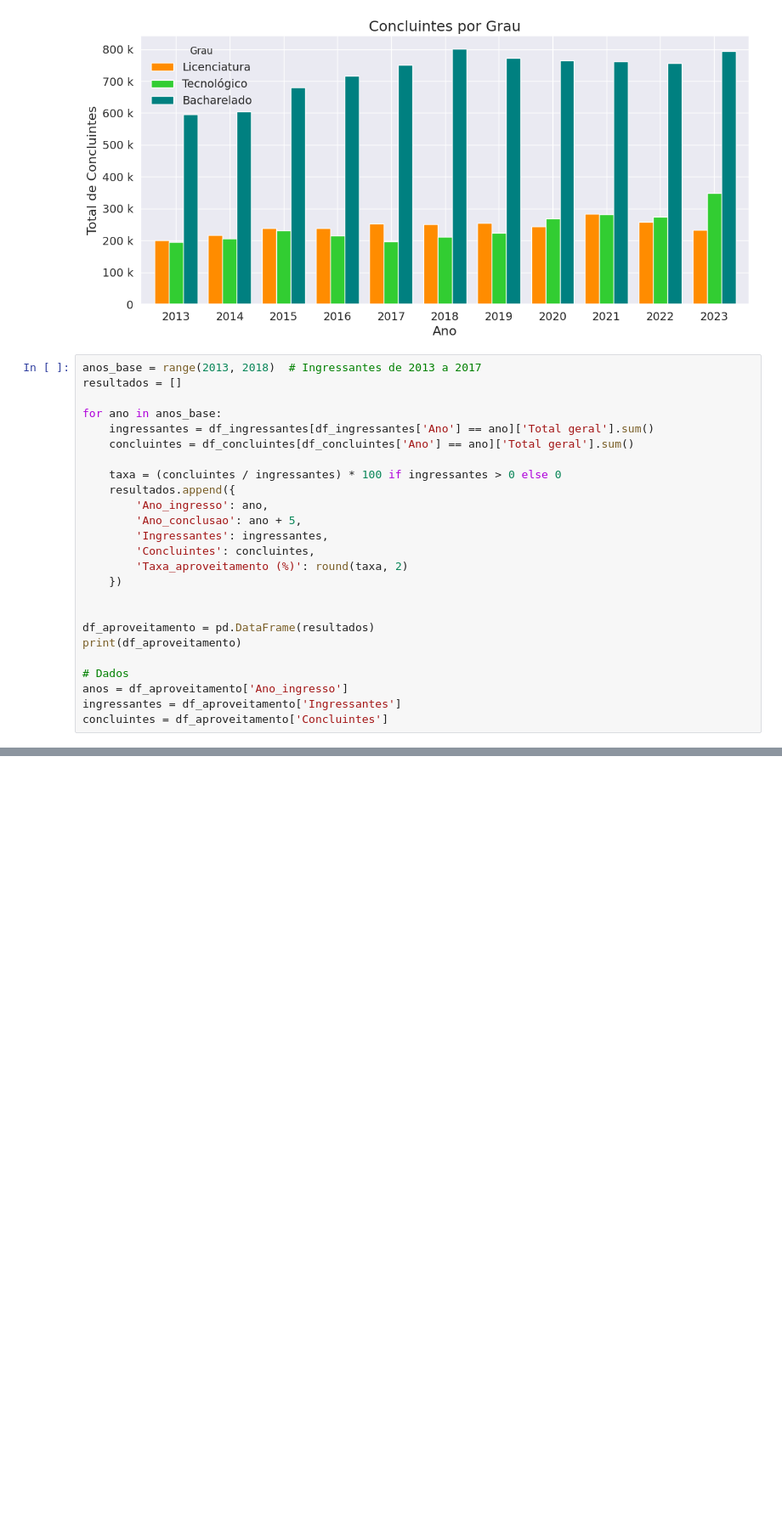
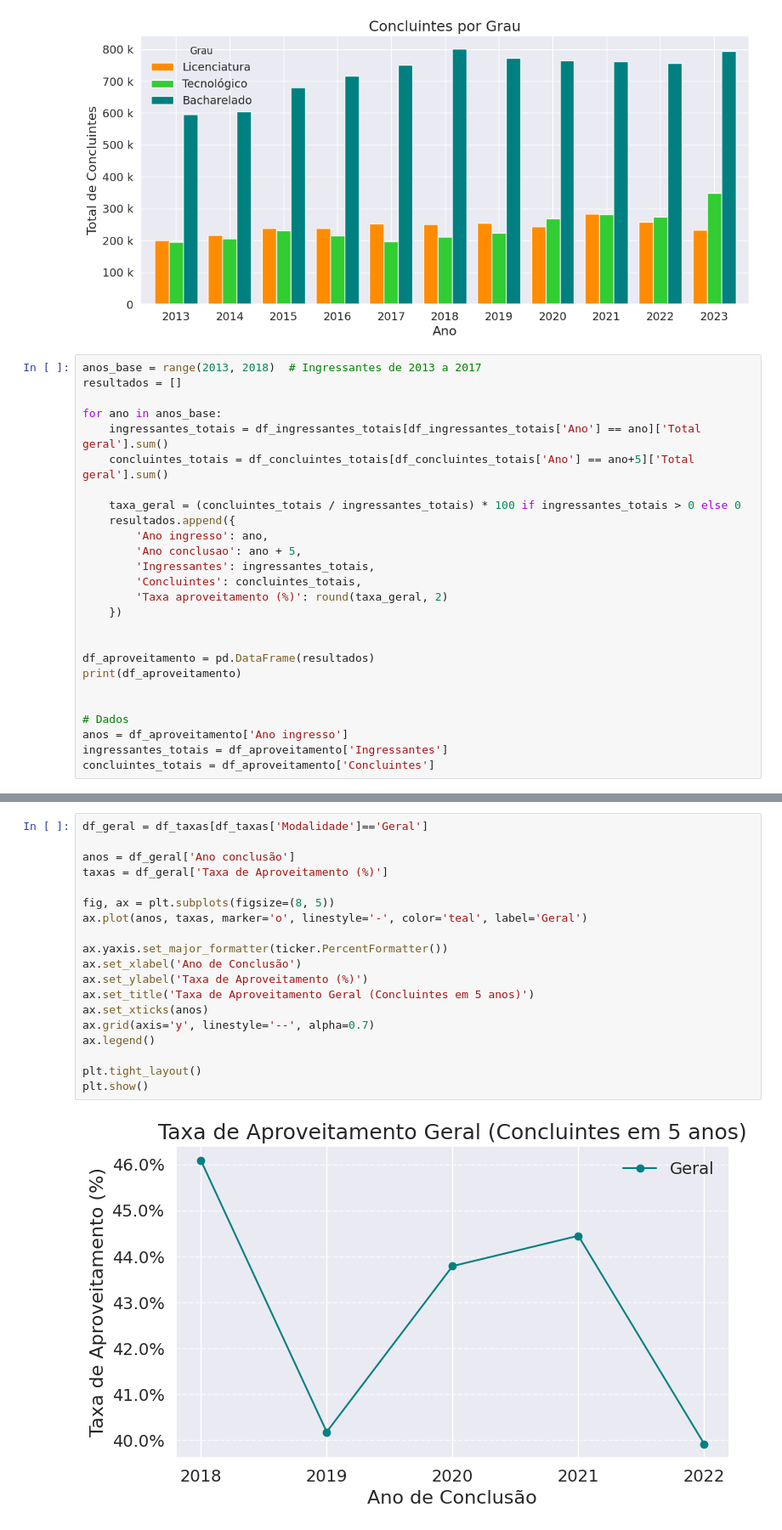
Before and after one commit to MuriloBarros304/censo-graduacao-br, a Jupyter notebook: analise-dados.ipynb, the cells around one changed output, grey strips where cells are left out. Shown at 85% size. Drawn from its saved outputs; the diff is of its cells as text; blank space fills up the shorter version.

```diff
--- a/analise-dados.ipynb
+++ b/analise-dados.ipynb
@@ -435,24 +435,25 @@ anos_base = range(2013, 2018)  # Ingressantes de 2013 a 2017
 resultados = []
 
 for ano in anos_base:
-    ingressantes = df_ingressantes[df_ingressantes['Ano'] == ano]['Total geral'].sum()
-    concluintes = df_concluintes[df_concluintes['Ano'] == ano]['Total geral'].sum()
+    ingressantes_totais = df_ingressantes_totais[df_ingressantes_totais['Ano'] == ano]['Total geral'].sum()
+    concluintes_totais = df_concluintes_totais[df_concluintes_totais['Ano'] == ano+5]['Total geral'].sum()
 
-    taxa = (concluintes / ingressantes) * 100 if ingressantes > 0 else 0
+    taxa_geral = (concluintes_totais / ingressantes_totais) * 100 if ingressantes_totais > 0 else 0
     resultados.append({
-        'Ano_ingresso': ano,
-        'Ano_conclusao': ano + 5,
-        'Ingressantes': ingressantes,
-        'Concluintes': concluintes,
-        'Taxa_aproveitamento (%)': round(taxa, 2)
+        'Ano ingresso': ano,
+        'Ano conclusao': ano + 5,
+        'Ingressantes': ingressantes_totais,
+        'Concluintes': concluintes_totais,
+        'Taxa aproveitamento (%)': round(taxa_geral, 2)
     })
 
 
 df_aproveitamento = pd.DataFrame(resultados)
 print(df_aproveitamento)
 
+
 # Dados
-anos = df_aproveitamento['Ano_ingresso']
-ingressantes = df_aproveitamento['Ingressantes']
-concluintes = df_aproveitamento['Concluintes']
+anos = df_aproveitamento['Ano ingresso']
+ingressantes_totais = df_aproveitamento['Ingressantes']
+concluintes_totais = df_aproveitamento['Concluintes']
 # %% [output]
@@ -533,0 +555,21 @@ plt.show()
+# %%
+df_geral = df_taxas[df_taxas['Modalidade']=='Geral']
+
+anos = df_geral['Ano conclusão']
+taxas = df_geral['Taxa de Aproveitamento (%)']
+
+fig, ax = plt.subplots(figsize=(8, 5))
+ax.plot(anos, taxas, marker='o', linestyle='-', color='teal', label='Geral')
+
+ax.yaxis.set_major_formatter(ticker.PercentFormatter())
+ax.set_xlabel('Ano de Conclusão')
+ax.set_ylabel('Taxa de Aproveitamento (%)')
+ax.set_title('Taxa de Aproveitamento Geral (Concluintes em 5 anos)')
+ax.set_xticks(anos)
+ax.grid(axis='y', linestyle='--', alpha=0.7)
+ax.legend()
+
+plt.tight_layout()
+plt.show()
+# %% [output]
+[figure, added]
```
Also changed, not shown: parts of 5 cells of this notebook, 4 other files.
